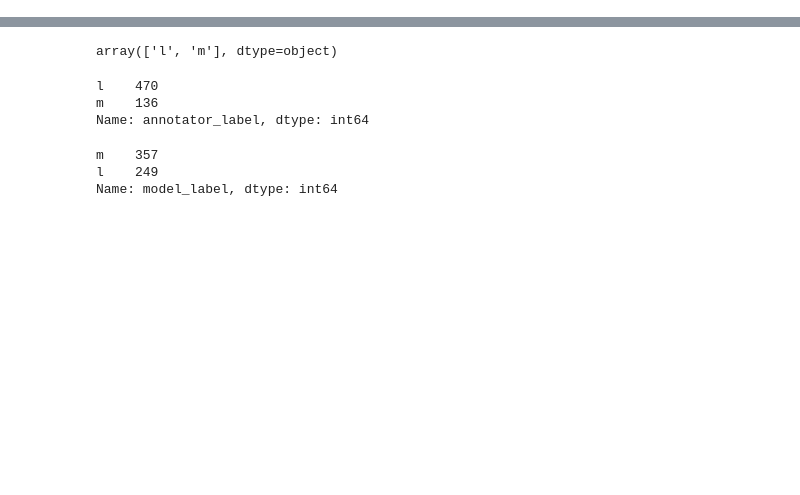
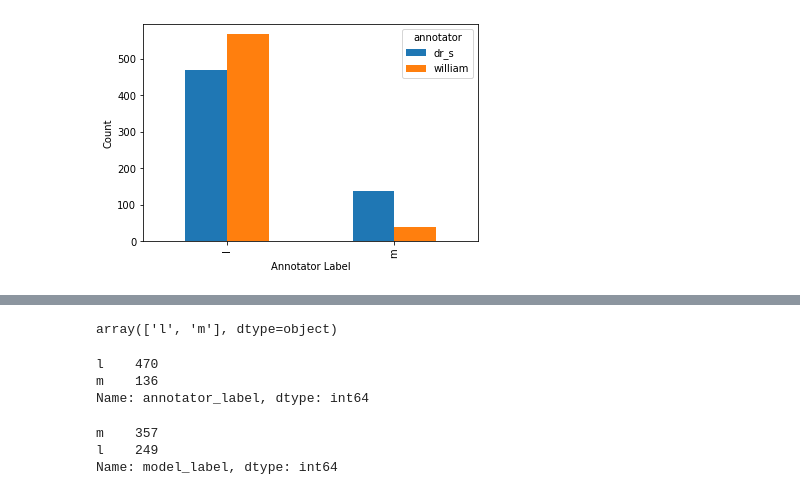
Before and after one commit to kspicer80/metaphor_playground, a Jupyter notebook: model_testing.ipynb, the cells around one changed output, grey strips where cells are left out. Drawn from its saved outputs; the diff is of its cells as text; code cells hidden in the pictures; blank space fills up the shorter version.

```diff
--- a/model_testing.ipynb
+++ b/model_testing.ipynb
@@ -62,3 +48,0 @@ df.head()
-# %%
-df['metaphor_counts'] = df['model_entities'].apply(count_label_1)
-df['model_label'] = np.where(df['metaphor_counts'] > 0, 'm', 'l')
@@ -73,0 +49,21 @@ df.head()
+# %%
+import pandas as pd
+import matplotlib.pyplot as plt
+
+# group by 'annotator' and 'annotator_label' columns and count the occurrences of each label
+grouped = df.groupby(['annotator', 'annotator_label']).size().reset_index(name='counts')
+
+# pivot the data so that each annotator is a column
+pivoted = grouped.pivot(index='annotator_label', columns='annotator', values='counts')
+
+# create a bar plot
+pivoted.plot.bar()
+
+# add x and y labels
+plt.xlabel('Annotator Label')
+plt.ylabel('Count')
+
+# show plot
+plt.show()
+# %% [output]
+[figure, added]
```
Also changed, not shown: parts of 9 cells of this notebook, 7 other files.
